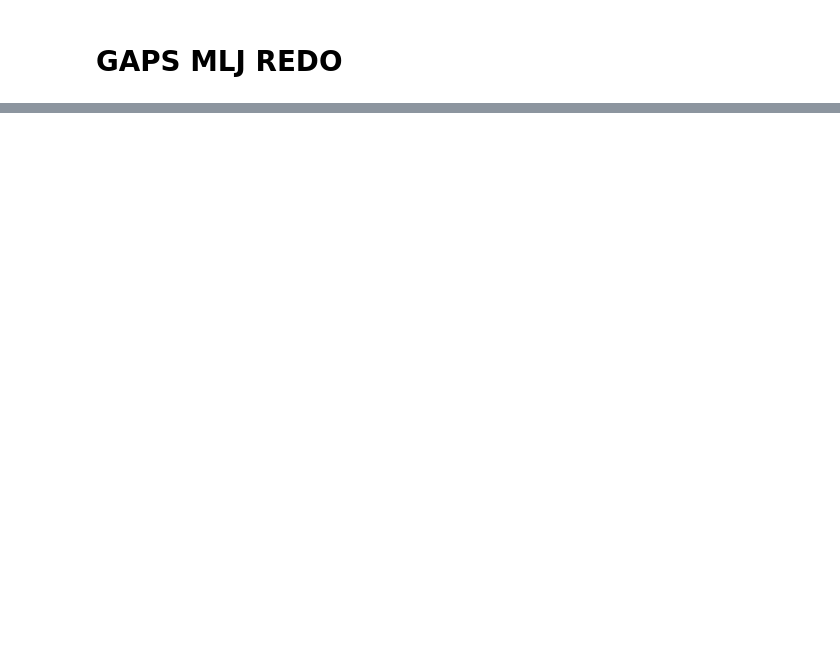
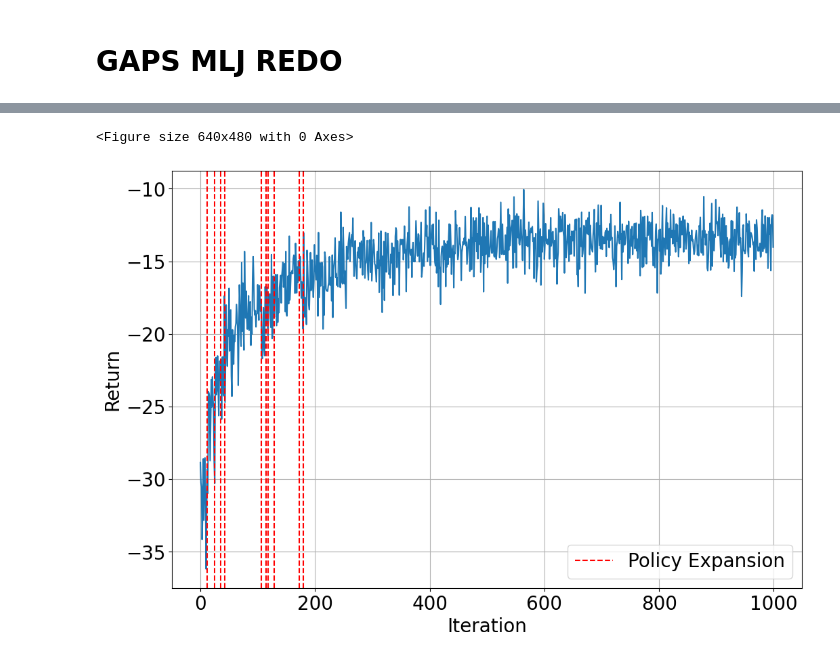
Before and after one commit to gianmtedeschi/learnRL, a Jupyter notebook: notebooks/plots_planning.ipynb, the cells around one changed output, grey strips where cells are left out. Drawn from its saved outputs; the diff is of its cells as text; code cells hidden in the pictures; blank space fills up the shorter version.

```diff
--- a/notebooks/plots_planning.ipynb
+++ b/notebooks/plots_planning.ipynb
@@ -219,7 +878,7 @@ for i, performances in enumerate(all_performances):
         # Asse x: se il numero di punti è minore del massimo, scala l'asse
         if length < max_length:
             step = max_length // length
-            x_vals = np.arange(0, max_length, step)
+            x_vals = np.arange(0resre, max_length, step)
             # In caso di divisione imperfetta, taglia l'array per sicurezza
             mean_performance = mean_performance[:len(x_vals)]
             std_performance = std_performance[:len(x_vals)]
@@ -227,6 +886,7 @@ for i, performances in enumerate(all_performances):
             x_vals = np.arange(length)
 
         # Plot della curva media
+        print(i)
         plt.plot(x_vals, mean_performance, linewidth=2, label=lab[i])
 
         # Plot dell'intervallo di confidenza
@@ -251,9 +911,10 @@ plt.ylabel("Return")
 
 plt.legend(loc="best")
 plt.grid()
-# plt.ylim(bottom=-80)
+# plt.ylim(bottom=-125)
 # plt.xlim(right=80)
 # Salva e mostra il grafico
-# plt.savefig("lq_gaps_final.pdf", format='pdf')
+# plt.savefig("gaps-thesis/lq_gaps_final.pdf", format='pdf')
+# tikz.save('gaps-thesis/lq_comparison.tex')
 plt.show()
 # %% [output]
@@ -273,0 +943,36 @@ plt.show()
+# %%
+# Path to results_debug
+path = [
+    "/Users/gianmarcotedeschi/Desktop/ok/Polimi/Ricerca/GAPS/GAPS-MLJ/risultati/results/results_ok/_12_12-14_24_agaps_1000_lq_10_constant_0001_split_gaussian_batch_100_clip_1_std_01_alpha_01/trial_0",
+]
+
+data = []
+for p in path:
+    name = p + "/pg_results.json"
+    with open(name) as file:
+        data.append(json.load(file))
+
+plt.clf()
+plt.figure(figsize=(12, 8))
+# extract data
+for i, d in enumerate(data):
+    ite = len(d["performance"])
+    x = np.arange(ite)
+    dim = len(d["thetas_history"][0])
+    # Performance plot
+    plt.plot(x, d["performance"])
+
+
+for point in d["split_ite"]:
+    plt.axvline(x=point, color='r', linestyle='--', label='Policy Expansion' if point == d["split_ite"][0] else None)
+
+plt.xlabel("Iteration")
+plt.ylabel("Return")
+plt.legend(loc="best")
+plt.grid()
+plt.savefig("gaps-thesis/lq_split.pdf", format='pdf')
+tikz.save('gaps-thesis/lq_split.tex')
+plt.show()
+# %% [output]
+<Figure size 640x480 with 0 Axes>
+[figure, added]
```
Also changed, not shown: parts of 21 cells of this notebook, 13 other files.
